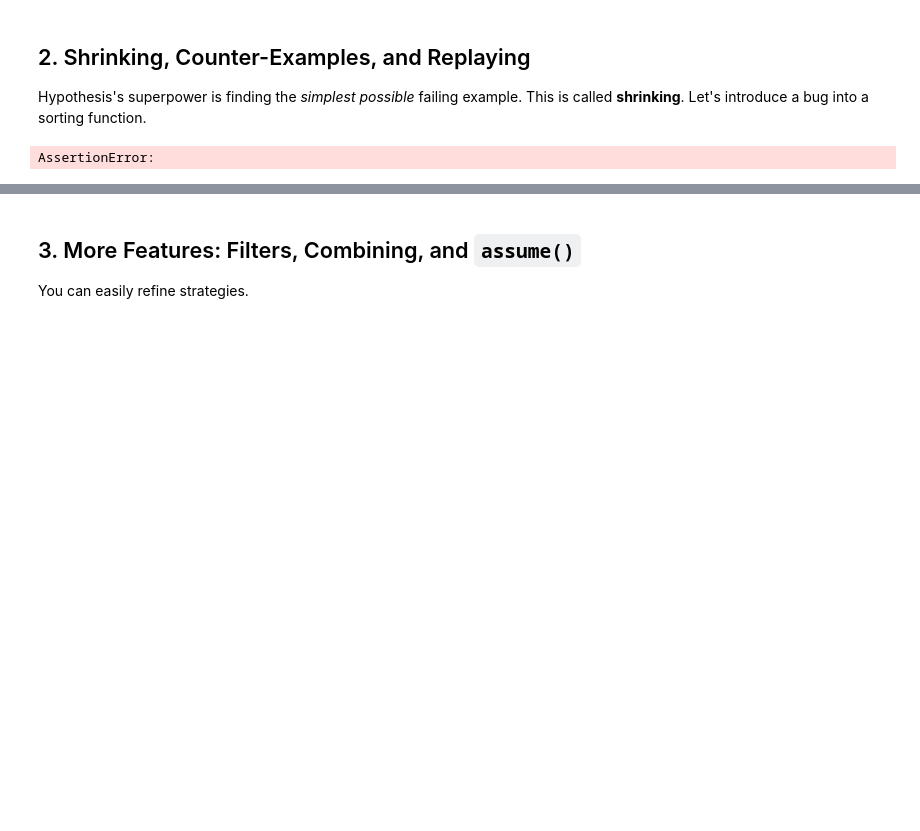
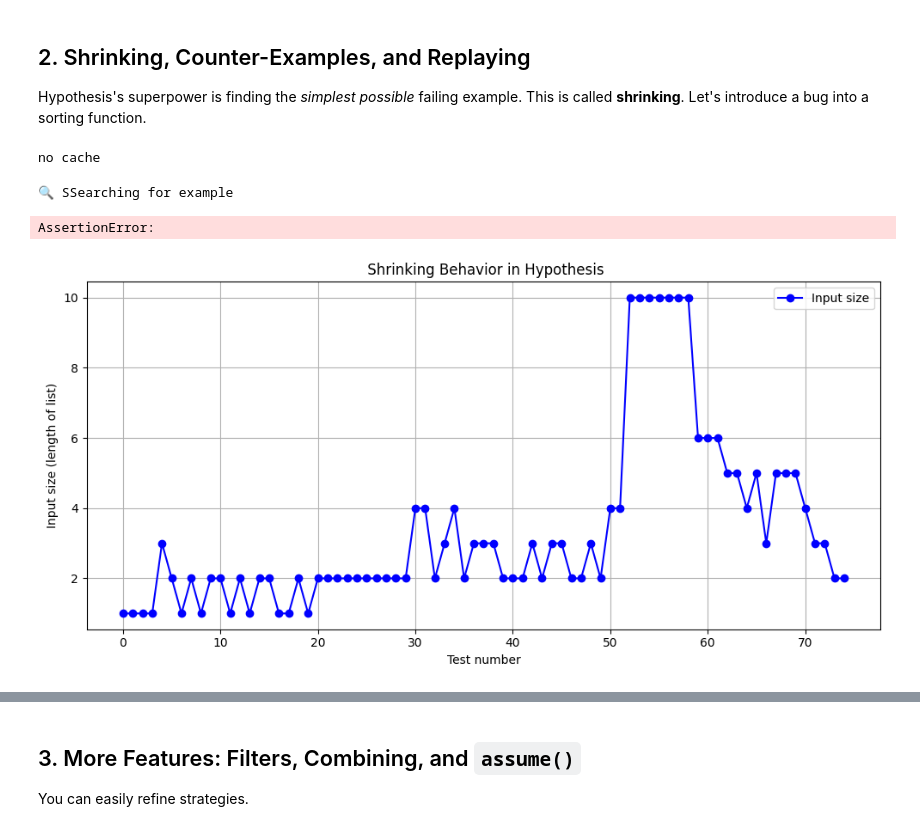
Before and after one commit to pmukho/Hypothesis-Tool-Tutorial, a Jupyter notebook: demo.ipynb, the cells around one changed output, grey strips where cells are left out. Drawn from its saved outputs; the diff is of its cells as text; code cells hidden in the pictures; blank space fills up the shorter version.

Commit message:
shrinking, notebook intro

```diff
--- a/demo.ipynb
+++ b/demo.ipynb
@@ -52,25 +51,62 @@ Notice how Hypothesis tries a wide range of integers: positives, negatives, and
 ## 2. Shrinking, Counter-Examples, and Replaying
 
 Hypothesis's superpower is finding the *simplest possible* failing example. This is called **shrinking**. Let's introduce a bug into a sorting function.
-# %%
-from hypothesis import find, strategies as st, settings
-
-def buggy_sort(numbers):
-    # This sort is buggy! It fails if there's a zero.
-    for x in numbers:
-        if x == 0:
-            return [-1] # Return a wrong result
-    return sorted(numbers)
-
-# Define a strategy for lists of integers
-list_strategy = st.lists(st.integers())
-
-# We use `find` here to demonstrate the counter-example without raising an error
-def check_sort(numbers):
-    assert buggy_sort(numbers) == sorted(numbers)
-
-failing_example = find(list_strategy, check_sort)
-print(f"Hypothesis found a simple failing example: {failing_example}")
-# %% [output]
-AssertionError:
+# %%
+import os
+import shutil
+try:
+    shutil.rmtree('.hypothesis')
+except:
+    print('no cache')
+# %% [output]
+no cache
+# %%
+from hypothesis import find, strategies as st, settings, note
+from typing import List
+
+def buggy_sort(numbers: List[int]) -> List[int]:
+    if 0 in numbers and 1 in numbers:
+        return [999] #oh no our sort is wrong
+    return sorted(numbers)
+
+# defined strategy
+list_strategy = st.lists(
+    st.integers(min_value=-5, max_value=5),
+    min_size=1,
+    max_size=10
+)
+
+# ignore
+seen_inputs = []
+
+#ignore
+def check_sort(numbers: List[int]):
+    seen_inputs.append(numbers[:])
+    note(f"Checking example: {numbers}")
+    assert buggy_sort(numbers) == sorted(numbers)
+
+# --- Settings ---
+@settings(verbosity=2, max_examples=1000, deadline=None)
+def run_find():
+    print("🔍 SSearching for example")
+    failing_example = find(list_strategy, check_sort)
+    print(f" {failing_example}")
+
+run_find()
+# %% [output]
+🔍 SSearching for example
+AssertionError:
+# %%
+sizes = [len(x) for x in seen_inputs]
+plt.figure(figsize=(10, 5))
+plt.plot(sizes, marker='o', linestyle='-', color='blue', label='Input size')
+plt.xlabel('Test number')
+plt.ylabel('Input size (length of list)')
+plt.title(' Shrinking Behavior in Hypothesis')
+plt.grid(True)
+plt.legend()
+plt.tight_layout()
+plt.show()
+# %% [output]
+[figure, added]
 # %% [markdown]
```
Also changed, not shown: parts of 5 cells of this notebook, 3 other files.
